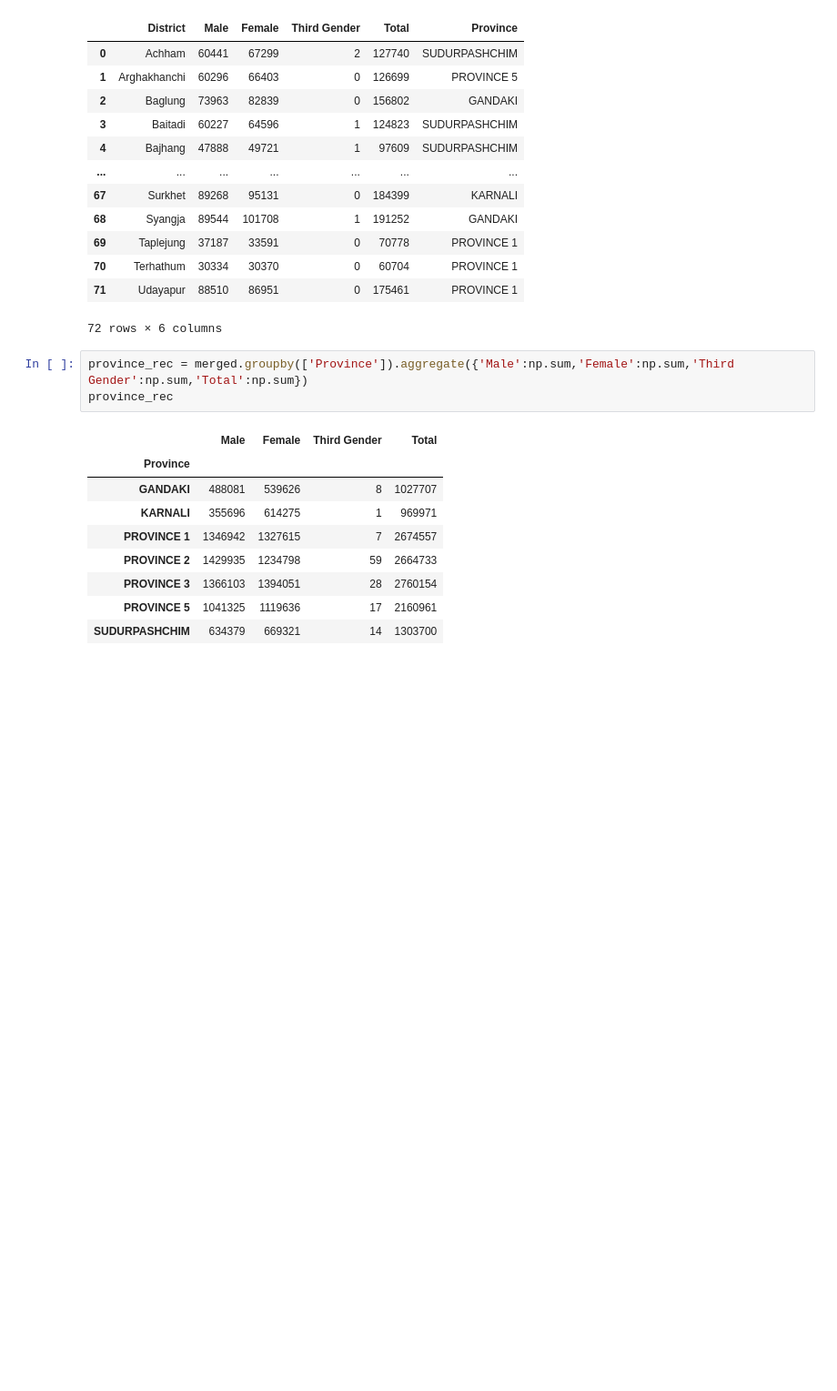
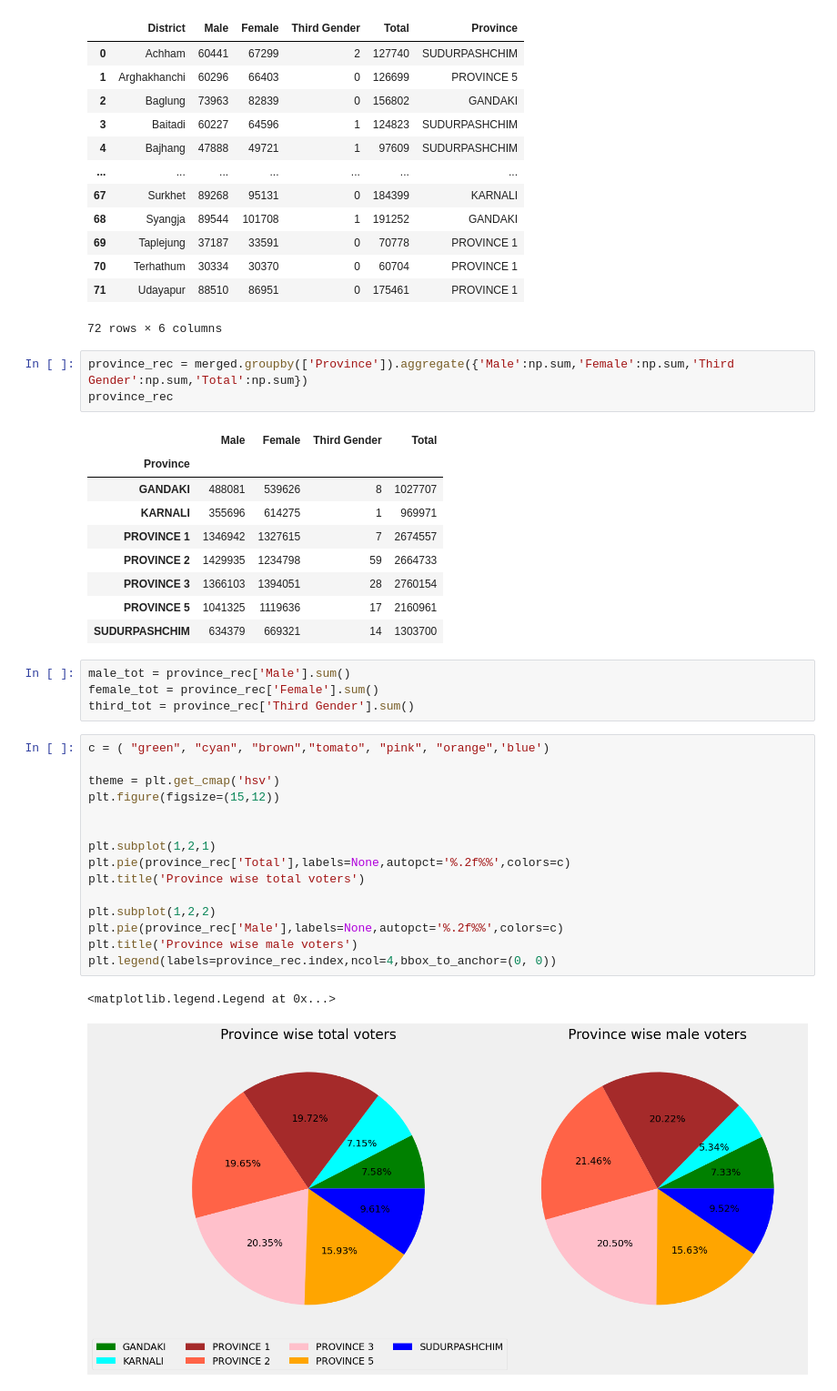
Before and after one commit to bimarshak7/datathon, a Jupyter notebook: Datathon.ipynb, the cells around one changed output. Shown: that part at 91% size. Saved outputs shown, nothing was run; the diff lists cells and outputs as text; blank space fills up the shorter version.

```diff
--- a/Datathon.ipynb
+++ b/Datathon.ipynb
@@ -140,3 +140,25 @@ province_rec
 | PROVINCE 3 | 1366103 | 1394051 | 28 | 2760154 |
 | PROVINCE 5 | 1041325 | 1119636 | 17 | 2160961 |
 | SUDURPASHCHIM | 634379 | 669321 | 14 | 1303700 |
+# %%
+male_tot = province_rec['Male'].sum()
+female_tot = province_rec['Female'].sum()
+third_tot = province_rec['Third Gender'].sum()
+# %%
+c = ( "green", "cyan", "brown","tomato", "pink", "orange",'blue')
+
+theme = plt.get_cmap('hsv')
+plt.figure(figsize=(15,12))
+
+
+plt.subplot(1,2,1)
+plt.pie(province_rec['Total'],labels=None,autopct='%.2f%%',colors=c)
+plt.title('Province wise total voters')
+
+plt.subplot(1,2,2)
+plt.pie(province_rec['Male'],labels=None,autopct='%.2f%%',colors=c)
+plt.title('Province wise male voters')
+plt.legend(labels=province_rec.index,ncol=4,bbox_to_anchor=(0, 0))
+# %% [output]
+<matplotlib.legend.Legend at 0x...>
+[figure, added]
```
Also changed, not shown: parts of 2 cells of this notebook.
